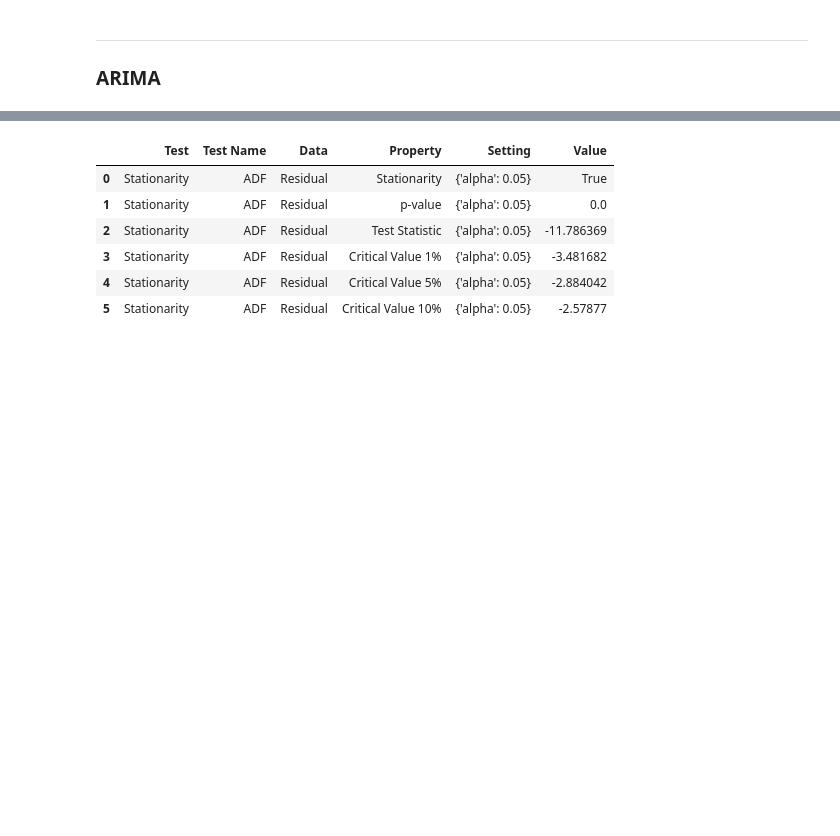
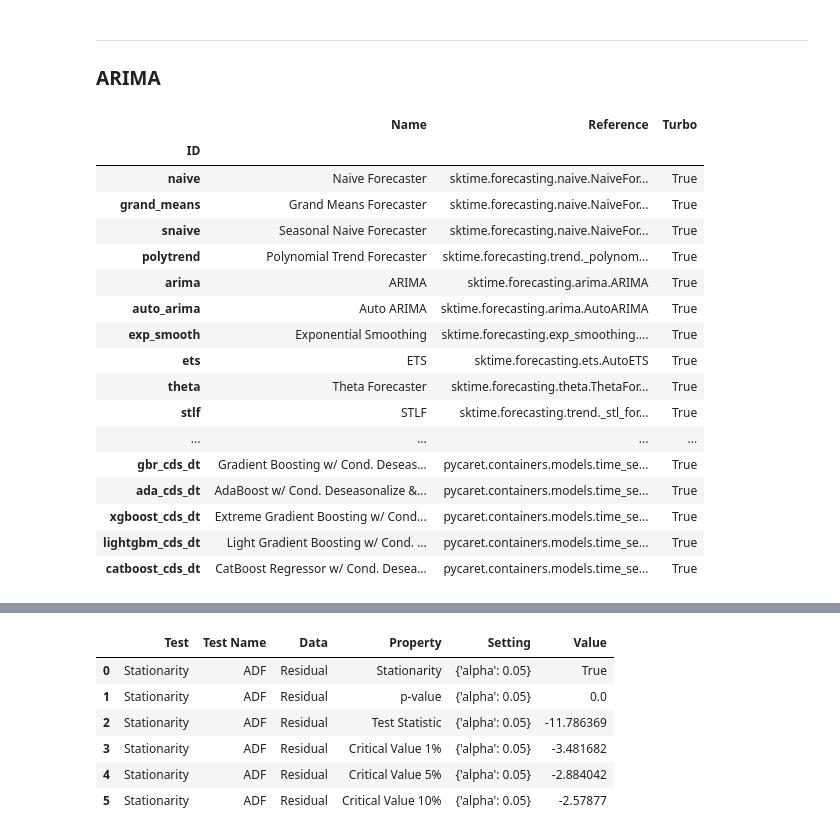
Before and after one commit to PJalgotrader/Deep_forecasting-USU, a Jupyter notebook: Lectures and codes/Module 4- ARIMA/Module4-ARIMA.ipynb, the cells around one changed output, grey strips where cells are left out. Saved outputs shown, nothing was run; the diff lists cells and outputs as text; code cells hidden in the pictures; blank space fills up the shorter version.

```diff
--- a/Lectures and codes/Module 4- ARIMA/Module4-ARIMA.ipynb
+++ b/Lectures and codes/Module 4- ARIMA/Module4-ARIMA.ipynb
@@ -188,6 +188,27 @@ However, to compare the performance of different components of ARIMA model, let'
 # %% [markdown]
 ---
 ### ARIMA
+# %%
+exp.models()
+# %% [output]
+|  | Name | Reference | Turbo |
+| ID |  |  |  |
+| naive | Naive Forecaster | sktime.forecasting.naive.NaiveFor... | True |
+| grand_means | Grand Means Forecaster | sktime.forecasting.naive.NaiveFor... | True |
+| snaive | Seasonal Naive Forecaster | sktime.forecasting.naive.NaiveFor... | True |
+| polytrend | Polynomial Trend Forecaster | sktime.forecasting.trend._polynom... | True |
+| arima | ARIMA | sktime.forecasting.arima.ARIMA | True |
+| auto_arima | Auto ARIMA | sktime.forecasting.arima.AutoARIMA | True |
+| exp_smooth | Exponential Smoothing | sktime.forecasting.exp_smoothing.... | True |
+| ets | ETS | sktime.forecasting.ets.AutoETS | True |
+| theta | Theta Forecaster | sktime.forecasting.theta.ThetaFor... | True |
+| stlf | STLF | sktime.forecasting.trend._stl_for... | True |
+| ... | ... | ... | ... |
+| gbr_cds_dt | Gradient Boosting w/ Cond. Deseas... | pycaret.containers.models.time_se... | True |
+| ada_cds_dt | AdaBoost w/ Cond. Deseasonalize &... | pycaret.containers.models.time_se... | True |
+| xgboost_cds_dt | Extreme Gradient Boosting w/ Cond... | pycaret.containers.models.time_se... | True |
+| lightgbm_cds_dt | Light Gradient Boosting w/ Cond. ... | pycaret.containers.models.time_se... | True |
+| catboost_cds_dt | CatBoost Regressor w/ Cond. Desea... | pycaret.containers.models.time_se... | True |
 # %%
 ar1 = exp.create_model('arima', order = (1,0,0), seasonal_order=(0,0,0,12), with_intercept=True, cross_validation=False)
 # by default, "with_intercept=True", we don't need to add it mannually.
```
Also changed, not shown: parts of 15 cells of this notebook.
